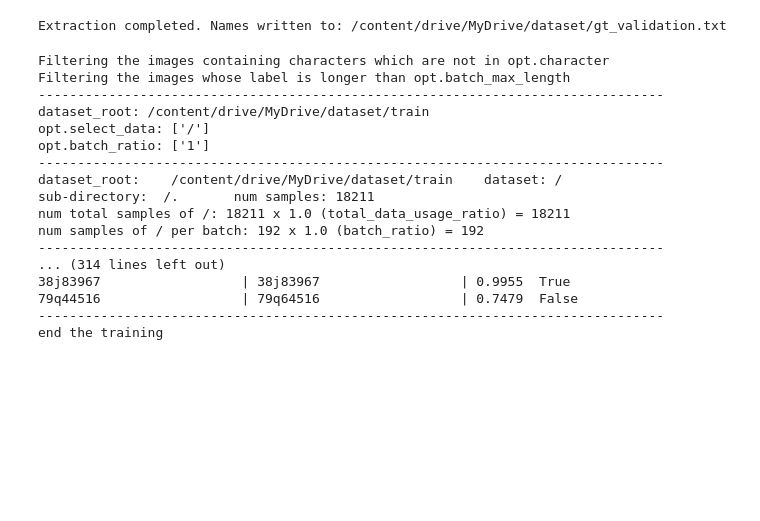
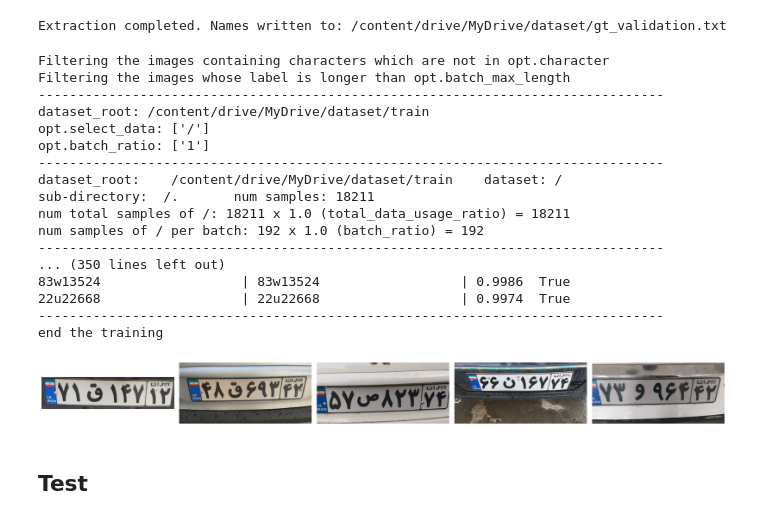
Before and after one commit to Parisa-Bagherzadeh/Persian-License-Plate-Recognition, a Jupyter notebook: DTRB.ipynb, the cells around one changed output. Drawn from its saved outputs; the diff is of its cells as text; code cells hidden in the pictures; blank space fills up the shorter version.

```diff
--- a/DTRB.ipynb
+++ b/DTRB.ipynb
@@ -119,7 +120,7 @@ Extraction completed. Names written to: /content/drive/MyDrive/dataset/gt_valida
 # %%
 !python3 train.py \
 --train_data /content/drive/MyDrive/dataset/train --valid_data /content/drive/MyDrive/dataset/validation \
---select_data / --batch_ratio 1 --batch_max_length 8 --valInterval 500 --num_iter 3000\
+--select_data / --batch_ratio 1 --batch_max_length 8 --valInterval 500 --num_iter 4500\
 --Transformation TPS --FeatureExtraction ResNet --SequenceModeling BiLSTM --Prediction Attn
 # %% [output]
 Filtering the images containing characters which are not in opt.character
@@ -134,9 +135,34 @@ sub-directory:  /.       num samples: 18211
 num total samples of /: 18211 x 1.0 (total_data_usage_ratio) = 18211
 num samples of / per batch: 192 x 1.0 (batch_ratio) = 192
 --------------------------------------------------------------------------------
-... (314 lines left out)
-38j83967                  | 38j83967                  | 0.9955  True
-79q44516                  | 79q64516                  | 0.7479  False
+... (350 lines left out)
+83w13524                  | 83w13524                  | 0.9986  True
+22u22668                  | 22u22668                  | 0.9974  True
 --------------------------------------------------------------------------------
 end the training
+# %%
+import matplotlib.pyplot as plt
+import matplotlib.image as mpimg
+
+image_paths = [
+    "/content/demo_image/lp1.jpg",
+    "/content/demo_image/lp2.jpg",
+    "/content/demo_image/lp3.jpg",
+    "/content/demo_image/lp4.jpg",
+    "/content/demo_image/lp5.jpg",
+]
+
+fig, axes = plt.subplots(1, 5, figsize=(20, 4))
+
+for i, ax in enumerate(axes):
+    img = mpimg.imread(image_paths[i])
+    ax.imshow(img)
+    ax.axis('off')
+
+plt.tight_layout()
+plt.show()
+# %% [output]
+[figure, added]
+# %% [markdown]
+## Test
 # %%
```
Also changed, not shown: parts of 4 cells of this notebook, 6 other files.
